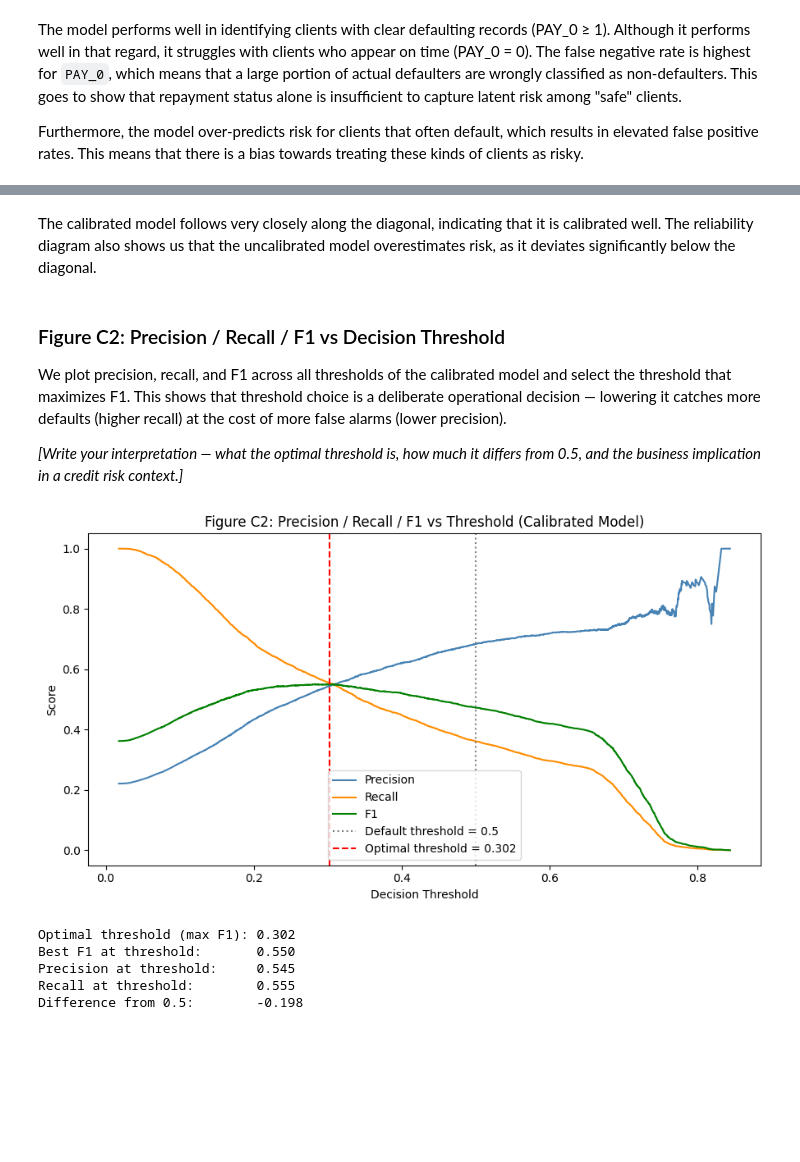
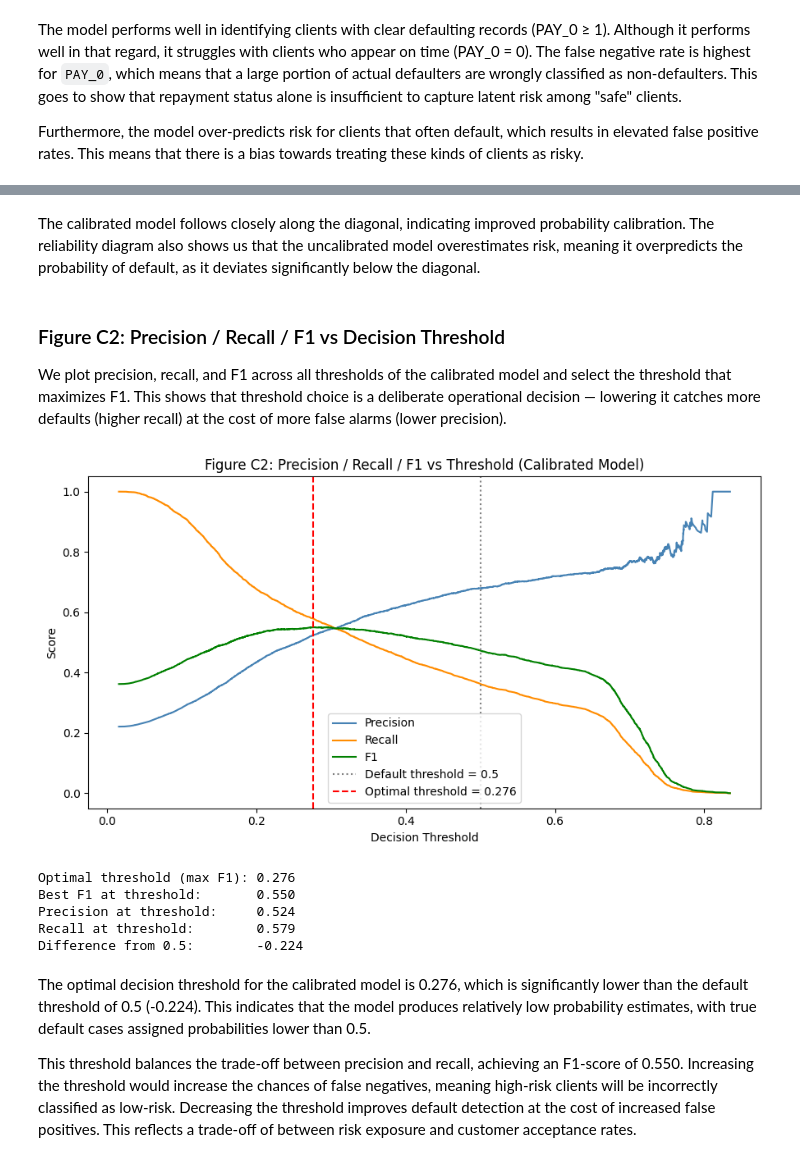
Before and after one commit to kelliekaw/credit-risk-prediction, a Jupyter notebook: credit_risk_prediction.ipynb, the cells around one changed output, grey strips where cells are left out. Cells and saved outputs as stored; diff of their text form; code cells hidden in the pictures; blank space fills up the shorter version.

```diff
--- a/credit_risk_prediction.ipynb
+++ b/credit_risk_prediction.ipynb
@@ -795,0 +833,7 @@ Among repayment history, amounts, and demographic feature groups, repayment hist
+# %%
+num_cols, cat_cols = get_num_cat_features(best_features)
+hgb = build_hgb_pipeline(cat_cols, num_cols)
+
+hgb.fit(X_train_final, y_train)
+
+eval = evaluate_pipeline(hgb, X_train_final, y_train, label="Base HGB")
@@ -929,10 +959,4 @@ HistGradientBoosting is the best-performing model on the best feature set from E
 # %%
-best_features = [
-    f for f in FEATURE_SETS[BEST_FEATURE_SET]
-    if f in X_tv_eng.columns
-]
-X_tune = X_tv_eng[best_features]
-
 if "V3" in BEST_PAY_VARIANT:
     cat_cols_tune = [col for col in DEFAULT_CAT_COLS + pay_cols if col in best_features]
     num_cols_tune = [col for col in best_features if col not in cat_cols_tune]
@@ -962,7 +986,7 @@ search = RandomizedSearchCV(
     return_train_score=False
 )
 
-search.fit(X_tune, y_trainval)
+search.fit(X_train_final, y_train)
 
 print(f"\nBest PR-AUC (CV): {search.best_score_:.4f}")
 print("Best parameters:")
@@ -1001,34 +1052,24 @@ collapse), confusion matrix at chosen threshold.
 
 **Outputs:** Figure C1, Figure C2, Table C1.
 # %%
-from sklearn.calibration import cross_val_predict
-
-
-final_features = best_features.copy()
-
-X_test_eng = add_features(X_test_best)
-X_test_final = X_test_eng[final_features]
-
 calibrated_model = CalibratedClassifierCV(
     estimator=best_pipeline,
     method="sigmoid",
     cv=skf
 )
-calibrated_model.fit(X_tune, y_trainval)
-
 
 results_C = evaluate_pipeline(
-    best_pipeline, X_tune, y_trainval, label="Best HGB (Uncalibrated)"
+    best_pipeline, X_train_final, y_train, label="Tuned HGB (Uncalibrated)"
 )
 results_C_cal = evaluate_pipeline(
-    calibrated_model, X_tune, y_trainval, label="Best HGB (Calibrated)"
+    calibrated_model, X_train_final, y_train, label="Tuned HGB (Calibrated)"
 )
 
+y_prob_uncal_cv = cross_val_predict(
+    best_pipeline, X_train_final, y_train, cv=skf, method="predict_proba", n_jobs=-1
+)[:, 1]
 
-y_prob_uncal_cv = cross_val_predict(
-    best_pipeline, X_tune, y_trainval, cv=skf, method="predict_proba", n_jobs=-1
+y_prob_cal_cv = cross_val_predict(
+    calibrated_model, X_train_final, y_train, cv=skf, method="predict_proba", n_jobs=-1
 )[:, 1]
-y_prob_cal_cv = cross_val_predict(
-    calibrated_model, X_tune, y_trainval, cv=skf, method="predict_proba", n_jobs=-1
-)[:, 1]
 # %% [output]
@@ -1083,5 +1126,5 @@ plt.show()
 # %% [markdown]
-The calibrated model follows very closely along the diagonal, indicating that it is calibrated well. The reliability diagram also shows us that the uncalibrated model overestimates risk, as it deviates significantly below the diagonal.
+The calibrated model follows closely along the diagonal, indicating improved probability calibration. The reliability diagram also shows us that the uncalibrated model overestimates risk, meaning it overpredicts the probability of default, as it deviates significantly below the diagonal.
 # %% [markdown]
 ### Figure C2: Precision / Recall / F1 vs Decision Threshold
 
@@ -1089,48 +1132,49 @@ We plot precision, recall, and F1 across all thresholds of the calibrated
 model and select the threshold that maximizes F1. This shows that threshold
 choice is a deliberate operational decision — lowering it catches more
 defaults (higher recall) at the cost of more false alarms (lower precision).
-
-*[Write your interpretation — what the optimal threshold is, how much it
-differs from 0.5, and the business implication in a credit risk context.]*
 # %%
-precision_arr, recall_arr, thresh_arr = precision_recall_curve(y_trainval, y_prob_cal_cv)
+precision_arr, recall_arr, thresh_arr = precision_recall_curve(y_train, y_prob_cal_cv)
 
 f1_arr = (
     2 * precision_arr[:-1] * recall_arr[:-1]
     / (precision_arr[:-1] + recall_arr[:-1] + 1e-8)
 )
 
 best_thresh_idx = f1_arr.argmax()
 best_thresh = thresh_arr[best_thresh_idx]
 best_f1 = f1_arr[best_thresh_idx]
 
 fig, ax = plt.subplots(figsize=(9, 5))
 ax.plot(thresh_arr, precision_arr[:-1], label="Precision", color="steelblue")
 ax.plot(thresh_arr, recall_arr[:-1], label="Recall", color="darkorange")
 ax.plot(thresh_arr, f1_arr, label="F1", color="green")
 
 ax.axvline(0.5, color="gray", linestyle=":", label="Default threshold = 0.5")
 ax.axvline(best_thresh, color="red", linestyle="--",
            label=f"Optimal threshold = {best_thresh:.3f}")
 
 ax.set_xlabel("Decision Threshold")
 ax.set_ylabel("Score")
 ax.set_title("Figure C2: Precision / Recall / F1 vs Threshold (Calibrated Model)")
 ax.legend()
 plt.tight_layout()
 plt.savefig("fig_C2_threshold_tradeoff.png", dpi=150)
 plt.show()
 
 print(f"Optimal threshold (max F1): {best_thresh:.3f}")
 print(f"Best F1 at threshold:       {best_f1:.3f}")
 print(f"Precision at threshold:     {precision_arr[best_thresh_idx]:.3f}")
 print(f"Recall at threshold:        {recall_arr[best_thresh_idx]:.3f}")
 print(f"Difference from 0.5:        {best_thresh - 0.5:.3f}")
 # %% [output]
-[figure, old version]
+[figure, new version]
-Optimal threshold (max F1): 0.302
+Optimal threshold (max F1): 0.276
 Best F1 at threshold:       0.550
-Precision at threshold:     0.545
-Recall at threshold:        0.555
-Difference from 0.5:        -0.198
+Precision at threshold:     0.524
+Recall at threshold:        0.579
+Difference from 0.5:        -0.224
+# %% [markdown]
+The optimal decision threshold for the calibrated model is 0.276, which is significantly lower than the default threshold of 0.5 (-0.224). This indicates that the model produces relatively low probability estimates, with true default cases assigned probabilities lower than 0.5.
+
+This threshold balances the trade-off between precision and recall, achieving an F1-score of 0.550. Increasing the threshold would increase the chances of false negatives, meaning high-risk clients will be incorrectly classified as low-risk. Decreasing the threshold improves default detection at the cost of increased false positives. This reflects a trade-off of between risk exposure and customer acceptance rates.
 # %% [markdown]
```
Also changed, not shown: parts of 37 cells of this notebook, 4 other files.
